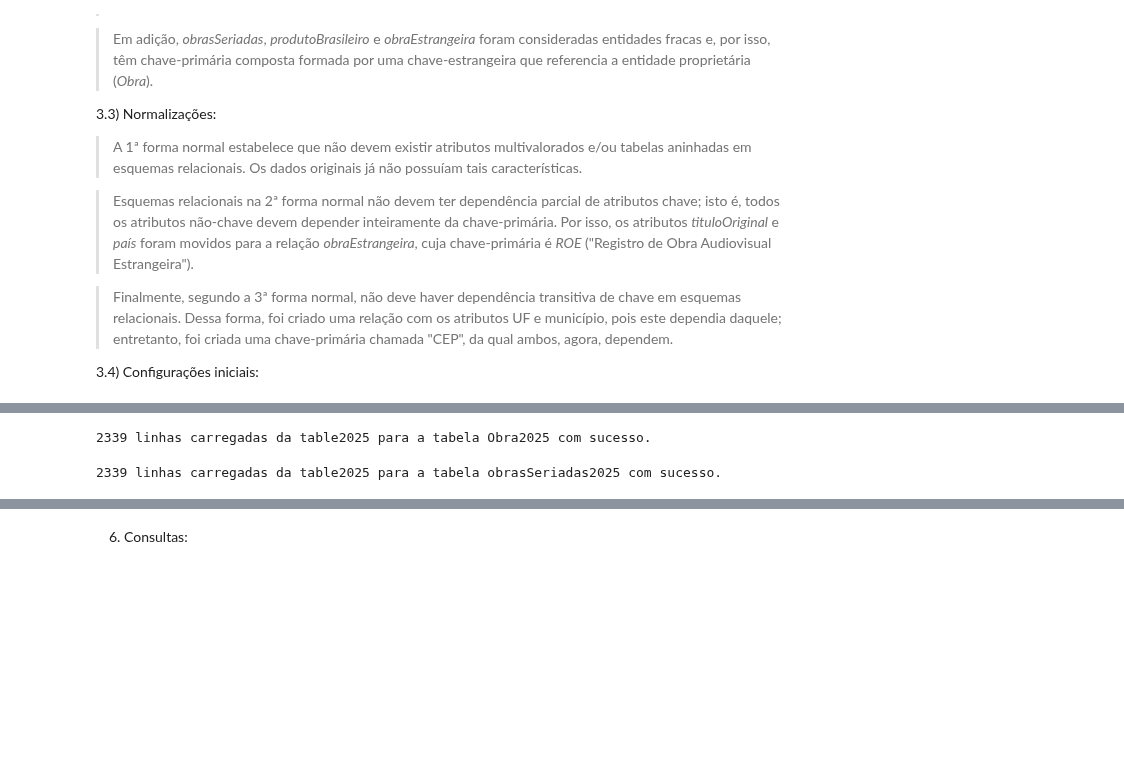
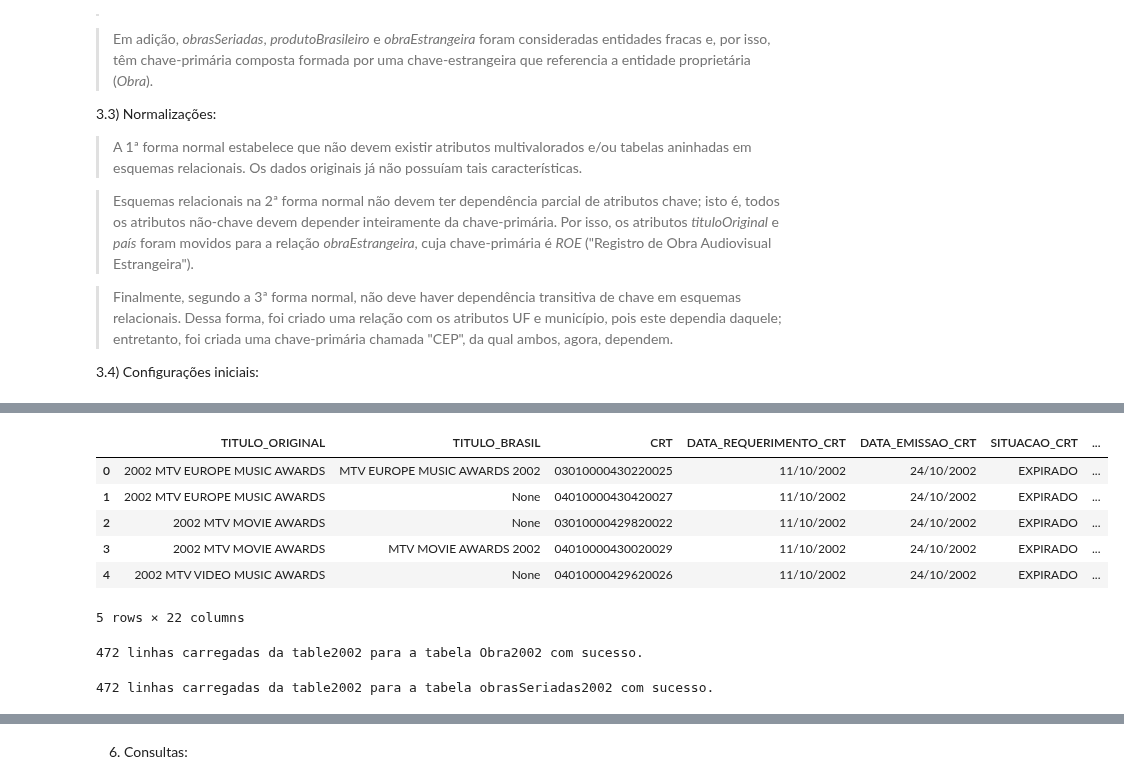
Before and after one commit to MarceleLouiseSAra/TPs-IBD, a Jupyter notebook: TP2.ipynb, the cells around one changed output, grey strips where cells are left out. Saved outputs shown, nothing was run; the diff lists cells and outputs as text; code cells hidden in the pictures; blank space fills up the shorter version.

```diff
--- a/TP2.ipynb
+++ b/TP2.ipynb
@@ -207,14 +225,22 @@ info('table2025', conn)
 # %%
 # peek into some data
 
 # first rows -- analogous to pandas' head()
-fetch('SELECT * FROM table2025 ORDER BY "index" ASC LIMIT 5', conn)
+fetch('SELECT * FROM table2002 ORDER BY "index" ASC LIMIT 5', conn)
 
 # last rows -- analogous to pandas' tail()
 #fetch('SELECT * FROM Source ORDER BY "index" DESC LIMIT 2', conn)
 
 # random rows -- analogous to pandas' sample()
 #fetch('SELECT * FROM Source ORDER BY random() LIMIT 5', conn)
+# %% [output]
+|  | TITULO_ORIGINAL | TITULO_BRASIL | CRT | DATA_REQUERIMENTO_CRT | DATA_EMISSAO_CRT | SITUACAO_CRT | ... |
+| 0 | 2002 MTV EUROPE MUSIC AWARDS | MTV EUROPE MUSIC AWARDS 2002 | 03010000430220025 | 11/10/2002 | 24/10/2002 | EXPIRADO | ... |
+| 1 | 2002 MTV EUROPE MUSIC AWARDS | None | 04010000430420027 | 11/10/2002 | 24/10/2002 | EXPIRADO | ... |
+| 2 | 2002 MTV MOVIE AWARDS | None | 03010000429820022 | 11/10/2002 | 24/10/2002 | EXPIRADO | ... |
+| 3 | 2002 MTV MOVIE AWARDS | MTV MOVIE AWARDS 2002 | 04010000430020029 | 11/10/2002 | 24/10/2002 | EXPIRADO | ... |
+| 4 | 2002 MTV VIDEO MUSIC AWARDS | None | 04010000429620026 | 11/10/2002 | 24/10/2002 | EXPIRADO | ... |
+5 rows × 22 columns
 # %%
 with sqlite3.connect('TP2.db') as conn:
   cur = conn.cursor()
@@ -241,7 +267,7 @@ import sqlite3
 with sqlite3.connect('TP2.db') as conn:
     cur = conn.cursor()
 
-    Obra2025_columns = [
+    Obra2002_columns = [
         "CRT", "tituloBrasil", "dataSolicitacao", "dataEmissao", "situacao",
         "orgTemporal", "classificacao", "anoInicioProd", "tipoObra", "segmento", "fkCNPJ"
     ]
@@ -251,16 +277,16 @@ with sqlite3.connect('TP2.db') as conn:
     ]
 
     insert_query = f"""
-    INSERT INTO Obra2025 ({', '.join(Obra2025_columns)})
+    INSERT INTO Obra2002 ({', '.join(Obra2002_columns)})
     SELECT {', '.join(columns_to_load)}
-    FROM table2025;
+    FROM table2002;
     """
 
     try:
         cur.execute(insert_query)
 
         conn.commit()
-        print(f"{cur.rowcount} linhas carregadas da table2025 para a tabela Obra2025 com sucesso.")
+        print(f"{cur.rowcount} linhas carregadas da table2002 para a tabela Obra2002 com sucesso.")
 
     except sqlite3.OperationalError as e:
         print(f"Erro de operação do banco de dados ao carregar dados: {e}")
@@ -269,7 +295,7 @@ with sqlite3.connect('TP2.db') as conn:
         print(f"Ocorreu um erro inesperado: {e}")
         conn.rollback()
 # %% [output]
-2339 linhas carregadas da table2025 para a tabela Obra2025 com sucesso.
+472 linhas carregadas da table2002 para a tabela Obra2002 com sucesso.
 # %%
 with sqlite3.connect('TP2.db') as conn:
   cur = conn.cursor()
@@ -290,7 +316,7 @@ import sqlite3
 with sqlite3.connect('TP2.db') as conn:
     cur = conn.cursor()
 
-    obrasSeriadas2025_columns = [
+    obrasSeriadas2002_columns = [
         "fkCRT", "anoFimProd"
     ]
 
@@ -299,16 +325,16 @@ with sqlite3.connect('TP2.db') as conn:
     ]
 
     insert_query = f"""
-    INSERT INTO obrasSeriadas2025 ({', '.join(obrasSeriadas2025_columns)})
+    INSERT INTO obrasSeriadas2002 ({', '.join(obrasSeriadas2002_columns)})
     SELECT {', '.join(columns_to_load)}
-    FROM table2025;
+    FROM table2002;
     """
 
     try:
         cur.execute(insert_query)
 
         conn.commit()
-        print(f"{cur.rowcount} linhas carregadas da table2025 para a tabela obrasSeriadas2025 com sucesso.")
+        print(f"{cur.rowcount} linhas carregadas da table2002 para a tabela obrasSeriadas2002 com sucesso.")
 
     except sqlite3.OperationalError as e:
         print(f"Erro de operação do banco de dados ao carregar dados: {e}")
@@ -317,7 +343,7 @@ with sqlite3.connect('TP2.db') as conn:
         print(f"Ocorreu um erro inesperado: {e}")
         conn.rollback()
 # %% [output]
-2339 linhas carregadas da table2025 para a tabela obrasSeriadas2025 com sucesso.
+472 linhas carregadas da table2002 para a tabela obrasSeriadas2002 com sucesso.
 # %%
 with sqlite3.connect('TP2.db') as conn:
   cur = conn.cursor()
```
Also changed, not shown: parts of 14 cells of this notebook.
